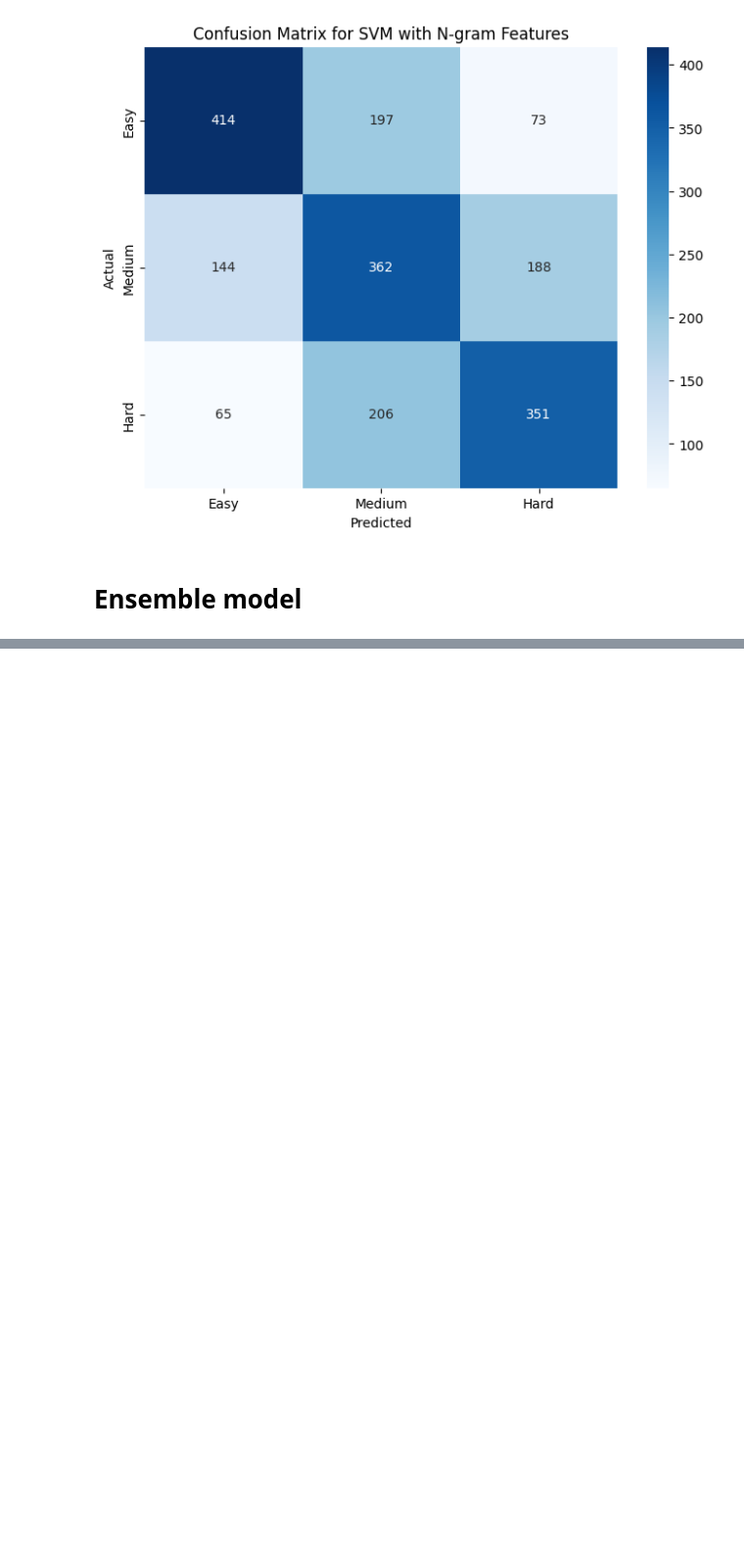
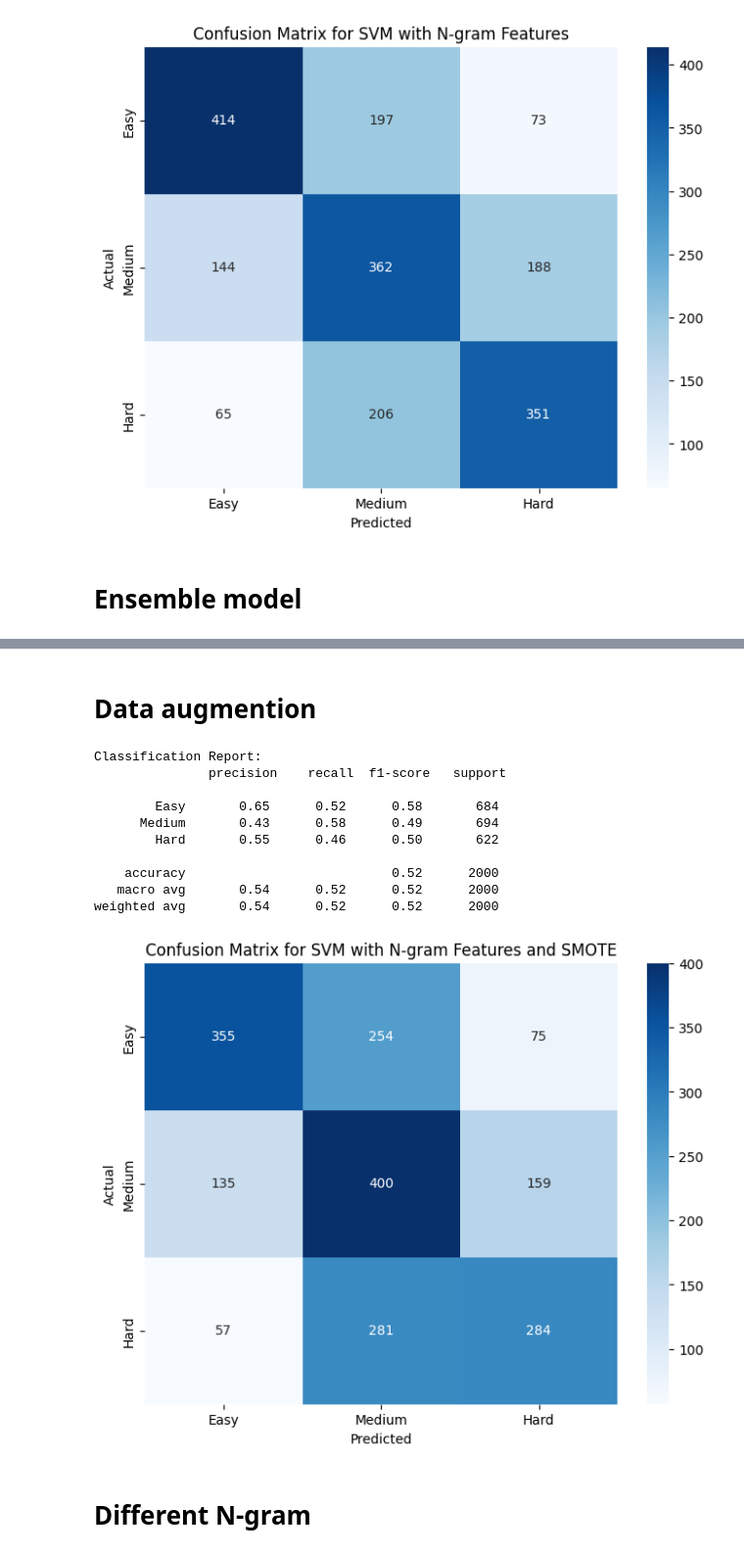
Before and after one commit to LeweLotki/sudoku_classifier, a Jupyter notebook: notebooks/SVM.ipynb, the cells around one changed output, grey strips where cells are left out. Shown at 98% size. Drawn from its saved outputs; the diff is of its cells as text; code cells hidden in the pictures; blank space fills up the shorter version.

Commit message:
training very easy vs medium vs very hard

```diff
--- a/notebooks/SVM.ipynb
+++ b/notebooks/SVM.ipynb
@@ -650,0 +639,2 @@ weighted avg       0.57      0.56      0.57      2000
+# %% [markdown]
+# Data augmention
@@ -650,0 +660,53 @@ weighted avg       0.57      0.56      0.57      2000
+# %%
+data = pd.read_csv("../data/data.csv")
+
+data['target'] = data['target'].replace({1: 1, 2: 1, 3: 2, 4: 3, 5: 3})
+
+label_encoder = LabelEncoder()
+y_encoded = label_encoder.fit_transform(data['target'])
+
+ngram_features = TfidfVectorizer(max_features=5000, ngram_range=(1, 3))
+ngram_comments = TfidfVectorizer(max_features=5000, ngram_range=(1, 3))
+
+X_ngram_features = ngram_features.fit_transform(data['features'])
+X_ngram_comments = ngram_comments.fit_transform(data['comments'].fillna(''))
+
+X_combined = scipy.sparse.hstack([X_ngram_features, X_ngram_comments])
+
+X_train, X_test, y_train, y_test = train_test_split(X_combined, y_encoded, test_size=0.2, random_state=42, stratify=y_encoded)
+# %%
+smote = SMOTE(random_state=42)
+
+pipeline = make_pipeline(
+    smote,
+    StandardScaler(with_mean=False),
+    SVC(kernel='rbf', class_weight='balanced', C=1.0, gamma='scale', random_state=42)
+)
+
+pipeline.fit(X_train, y_train)
+
+y_pred = pipeline.predict(X_test)
+# %%
+print("Classification Report:\n", classification_report(y_test, y_pred, target_names=['Easy', 'Medium', 'Hard']))
+
+conf_mat = confusion_matrix(y_test, y_pred)
+plt.figure(figsize=(8, 6))
+sns.heatmap(conf_mat, annot=True, fmt='d', cmap='Blues', xticklabels=['Easy', 'Medium', 'Hard'], yticklabels=['Easy', 'Medium', 'Hard'])
+plt.xlabel('Predicted')
+plt.ylabel('Actual')
+plt.title('Confusion Matrix for SVM with N-gram Features and SMOTE')
+plt.show()
+# %% [output]
+Classification Report:
+               precision    recall  f1-score   support
+
+        Easy       0.65      0.52      0.58       684
+      Medium       0.43      0.58      0.49       694
+        Hard       0.55      0.46      0.50       622
+
+    accuracy                           0.52      2000
+   macro avg       0.54      0.52      0.52      2000
+weighted avg       0.54      0.52      0.52      2000
+[figure, added]
+# %% [markdown]
+# Different N-gram
```
Also changed, not shown: parts of 9 cells of this notebook, 4 other files.
